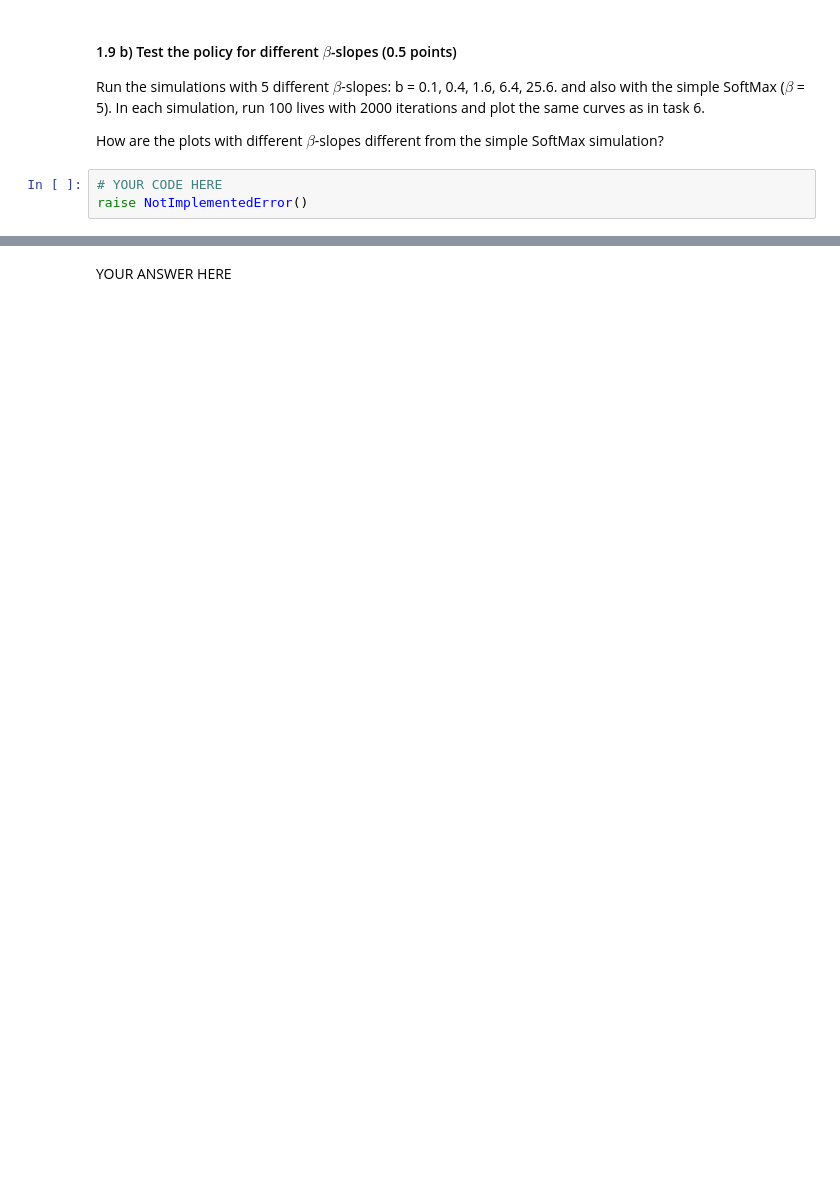
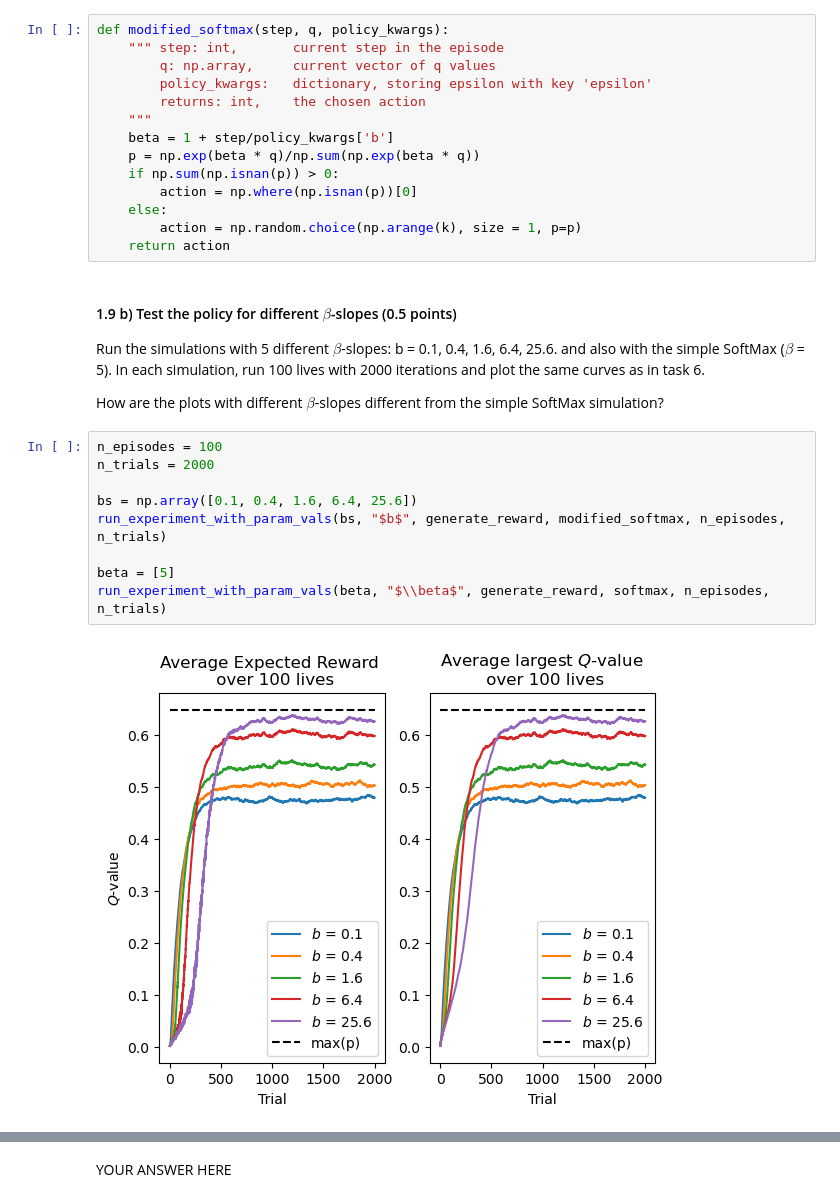
Before and after one commit to lfogarty98/mhbf_pt, a Jupyter notebook: 7-rl-part-I/rl-part-I.ipynb, the cells around one changed output, grey strips where cells are left out. Cells and saved outputs as stored; diff of their text form; blank space fills up the shorter version.

```diff
--- a/7-rl-part-I/rl-part-I.ipynb
+++ b/7-rl-part-I/rl-part-I.ipynb
@@ -363,3 +413,17 @@ raise NotImplementedError()
+# %%
+def modified_softmax(step, q, policy_kwargs):
+    """ step: int,       current step in the episode
+        q: np.array,     current vector of q values
+        policy_kwargs:   dictionary, storing epsilon with key 'epsilon'
+        returns: int,    the chosen action
+    """
+    beta = 1 + step/policy_kwargs['b']
+    p = np.exp(beta * q)/np.sum(np.exp(beta * q))
+    if np.sum(np.isnan(p)) > 0:
+        action = np.where(np.isnan(p))[0]
+    else:
+        action = np.random.choice(np.arange(k), size = 1, p=p)
+    return action
 # %% [markdown]
 #### 1.9 b) Test the policy for different $\beta$-slopes (0.5 points)
 
@@ -367,6 +431,14 @@ Run the simulations with 5 different $\beta$-slopes: b = 0.1, 0.4, 1.6, 6.4, 25.
 In each simulation, run 100 lives with 2000 iterations and plot the same curves as in task 6.
 
 How are the plots with different $\beta$-slopes different from the simple SoftMax simulation?
-# %%
-# YOUR CODE HERE
-raise NotImplementedError()
+# %%
+n_episodes = 100
+n_trials = 2000
+
+bs = np.array([0.1, 0.4, 1.6, 6.4, 25.6])
+run_experiment_with_param_vals(bs, "$b$", generate_reward, modified_softmax, n_episodes, n_trials)
+
+beta = [5]
+run_experiment_with_param_vals(beta, "$\\beta$", generate_reward, softmax, n_episodes, n_trials)
+# %% [output]
+[figure, added]
```
Also changed, not shown: parts of 16 cells of this notebook.
